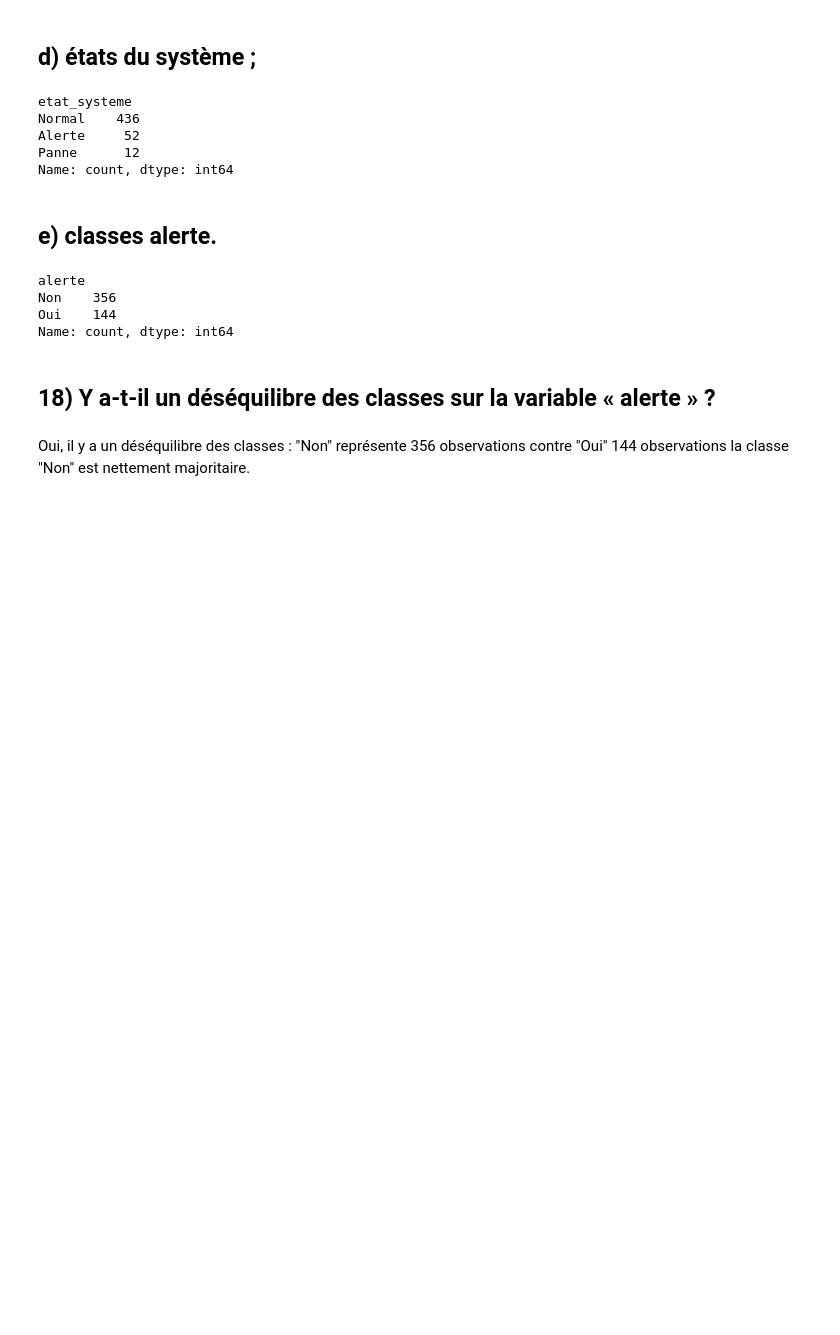
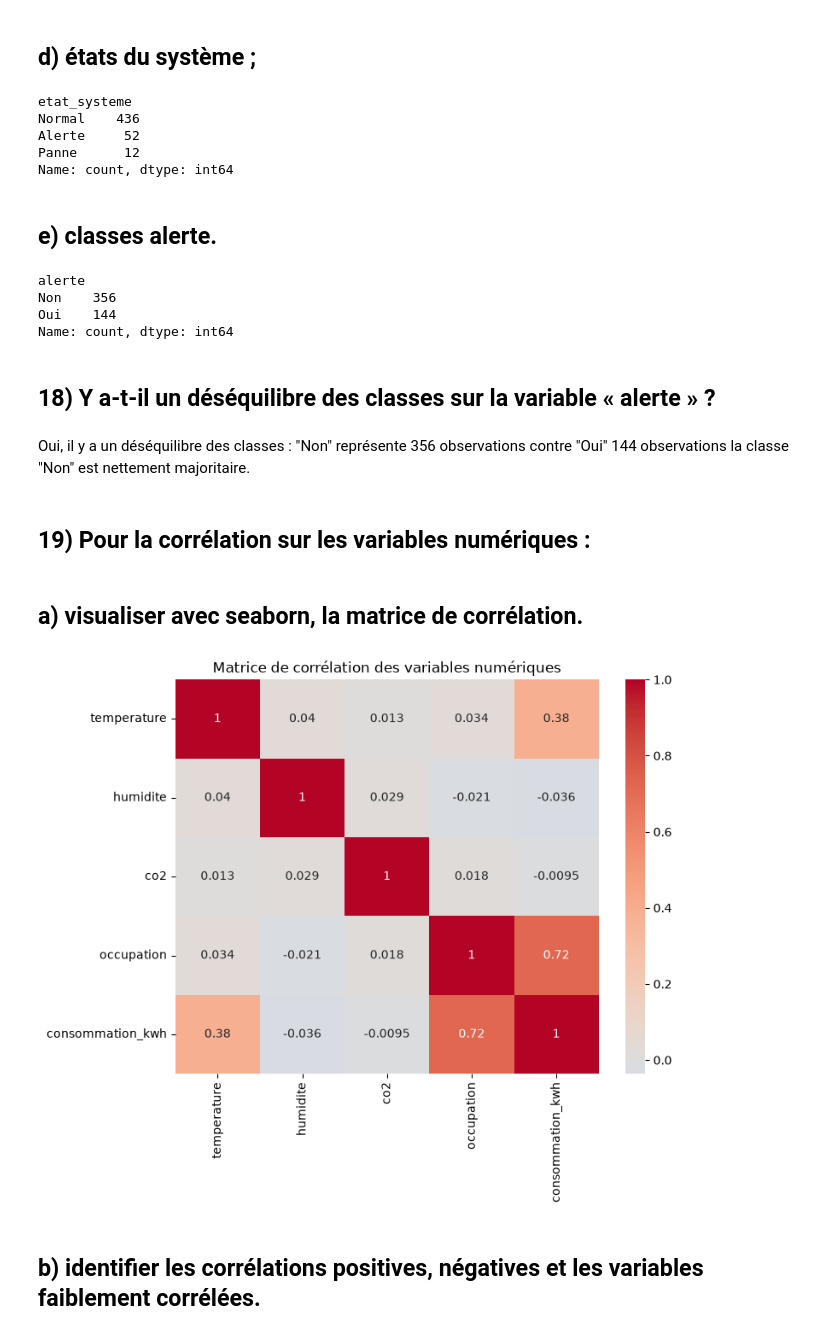
Before and after one commit to Fattimm/atelier_prepa_donnees_tab-, a Jupyter notebook: notebooks/atelier_prepa_donnees_tab.ipynb, the cells around one changed output. Saved outputs shown, nothing was run; the diff lists cells and outputs as text; code cells hidden in the pictures; blank space fills up the shorter version.

Commit message:
Partie 1 (19) : matrice de corrélation des variables numériques et analyse des relations

```diff
--- a/notebooks/atelier_prepa_donnees_tab.ipynb
+++ b/notebooks/atelier_prepa_donnees_tab.ipynb
@@ -580,3 +580,24 @@ Name: count, dtype: int64
 ## 18) Y a-t-il un déséquilibre des classes sur la variable « alerte » ?
 # %% [markdown]
 Oui, il y a un déséquilibre des classes : "Non" représente 356 observations contre "Oui" 144 observations la classe "Non" est nettement majoritaire.
+# %% [markdown]
+## 19) Pour la corrélation sur les variables numériques :
+# %% [markdown]
+## a) visualiser avec seaborn, la matrice de corrélation.
+# %%
+import seaborn as sns
+
+# .corr() calcule le coefficient de corrélation entre chaque paire de variables numériques
+# On exclut id_mesure, qui n'est qu'un identifiant, pas une vraie variable numérique
+colonnes_numeriques = ['temperature', 'humidite', 'co2', 'occupation', 'consommation_kwh']
+matrice_correlation = df[colonnes_numeriques].corr()
+
+# On visualise la matrice avec une heatmap : annot=True affiche les valeurs numériques dans chaque case
+plt.figure(figsize=(8, 6))
+sns.heatmap(matrice_correlation, annot=True, cmap='coolwarm', center=0)
+plt.title('Matrice de corrélation des variables numériques')
+plt.show()
+# %% [output]
+[figure, added]
+# %% [markdown]
+## b) identifier les corrélations positives, négatives et les variables faiblement corrélées.
```
Also changed, not shown: parts of 1 cell of this notebook.
